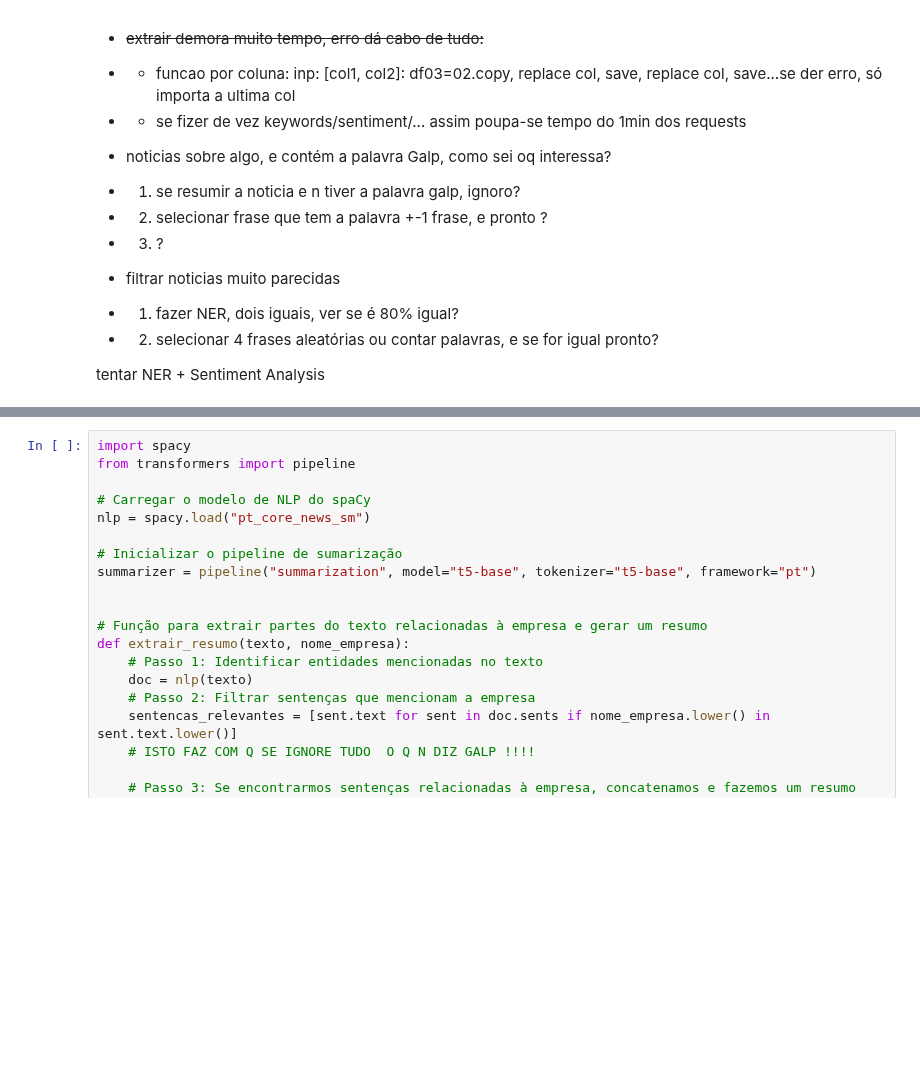
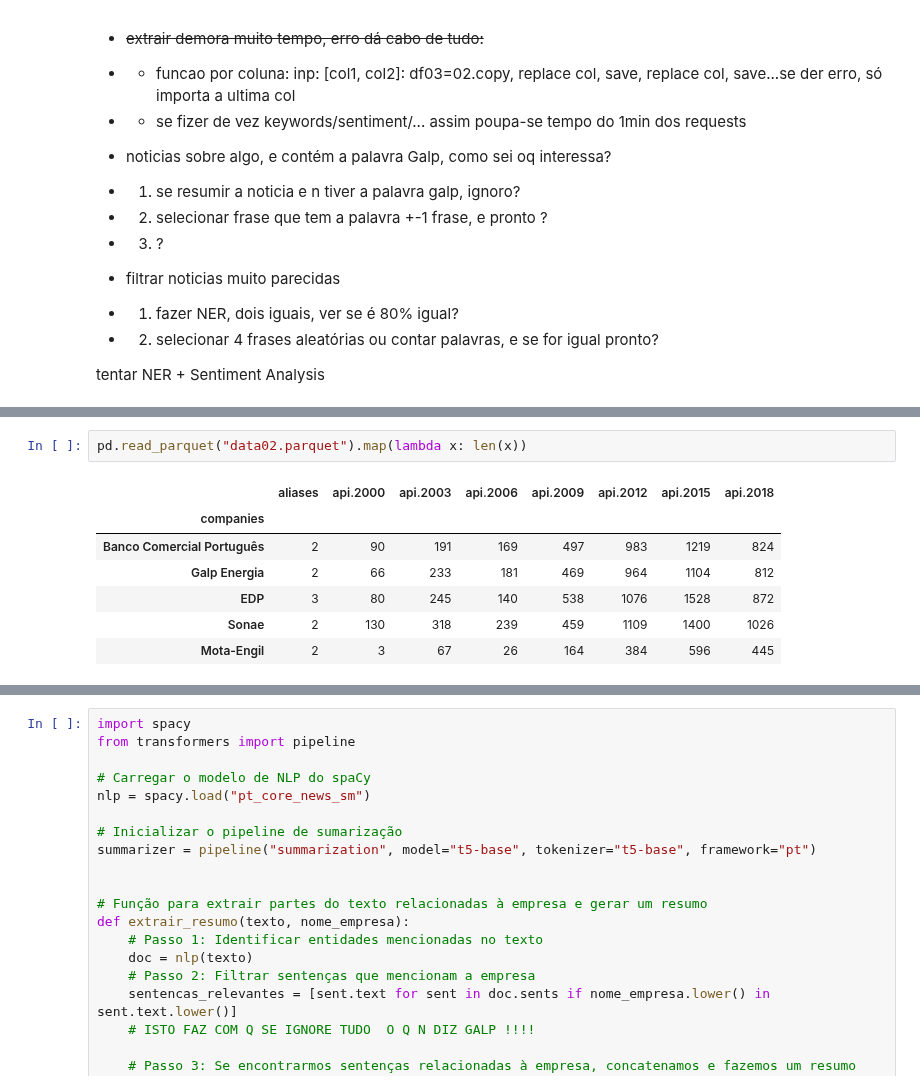
Before and after one commit to Hugoverissimo21/InfoMosaic, a Jupyter notebook: main_02.ipynb, the cells around one changed output, grey strips where cells are left out. Drawn from its saved outputs; the diff is of its cells as text; blank space fills up the shorter version.

```diff
--- a/main_02.ipynb
+++ b/main_02.ipynb
@@ -129 +157,11 @@ df.to_parquet("data03.parquet")
+# %%
+pd.read_parquet("data02.parquet").map(lambda x: len(x))
+# %% [output]
+|  | aliases | api.2000 | api.2003 | api.2006 | api.2009 | api.2012 | api.2015 | api.2018 |
+| companies |  |  |  |  |  |  |  |  |
+| Banco Comercial Português | 2 | 90 | 191 | 169 | 497 | 983 | 1219 | 824 |
+| Galp Energia | 2 | 66 | 233 | 181 | 469 | 964 | 1104 | 812 |
+| EDP | 3 | 80 | 245 | 140 | 538 | 1076 | 1528 | 872 |
+| Sonae | 2 | 130 | 318 | 239 | 459 | 1109 | 1400 | 1026 |
+| Mota-Engil | 2 | 3 | 67 | 26 | 164 | 384 | 596 | 445 |
 # %%
```
Also changed, not shown: parts of 6 cells of this notebook, 1 other file.
